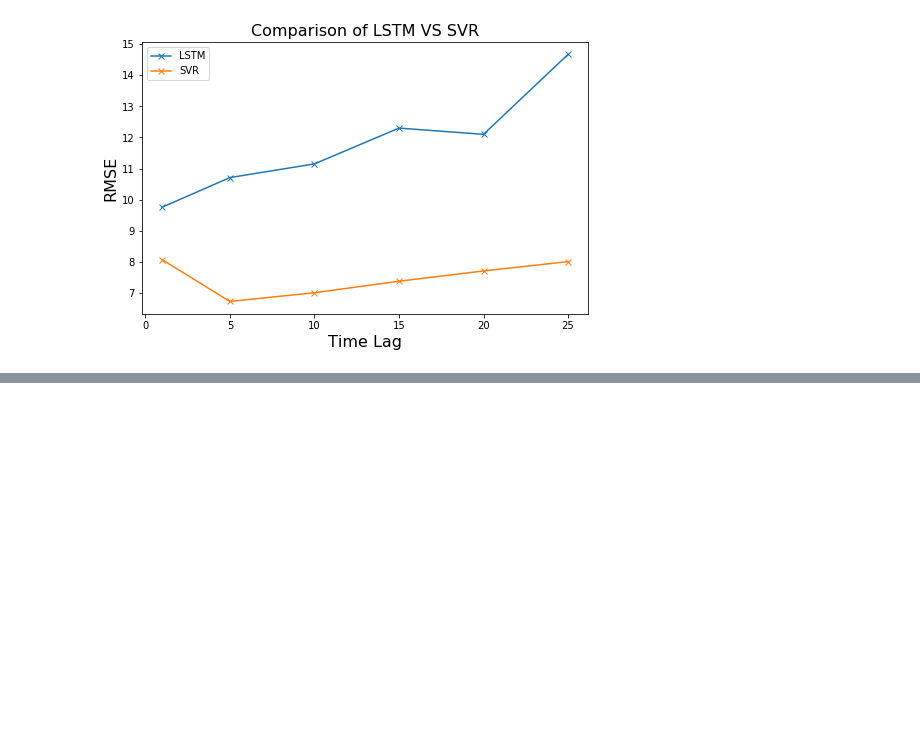
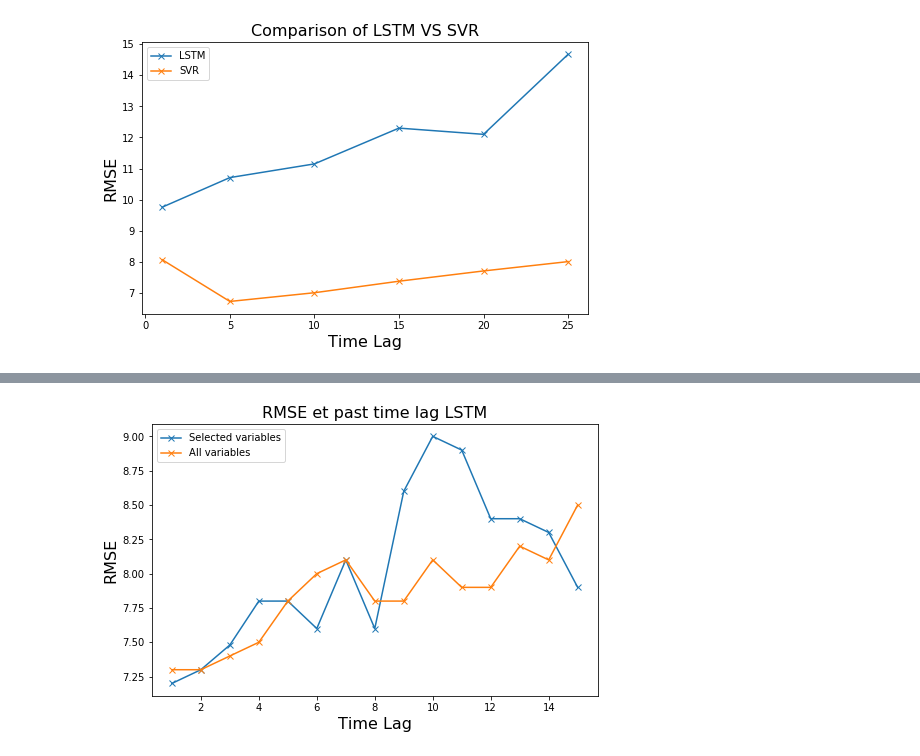
Before and after one commit to kwijik/Polution_Prediction, a Jupyter notebook: Comparison_RMSE.ipynb, the cells around one changed output, grey strips where cells are left out. Saved outputs shown, nothing was run; the diff lists cells and outputs as text; code cells hidden in the pictures; blank space fills up the shorter version.

```diff
--- a/Comparison_RMSE.ipynb
+++ b/Comparison_RMSE.ipynb
@@ -24,0 +61,20 @@ plot_lstm_vs_svr(LAGS, lstm_rmse, svr_rmse)
+# %%
+RMSE_LSTMs = [7.2, 7.3, 7.48, 7.8, 7.8, 7.6, 8.1, 7.6, 8.6, 9, 8.9, 8.4, 8.4, 8.3, 7.9]
+RMSE_LSTMa = [7.3, 7.3, 7.4, 7.5, 7.8, 8, 8.1, 7.8, 7.8, 8.1, 7.9, 7.9, 8.2, 8.1, 8.5]
+R2_LSTMs = [0.58, 0.56, 0.55, 0.5, 0.5,0.52, 0.46, 0.52, 0.4, 0.33, 0.35, 0.4, 0.4, 0.45, 0.5]
+R2_LSTMa = [0.56, 0.57, 0.55, 0.53, 0.51, 0.48, 0.46, 0.57, 0.5, 0.46, 0.49, 0.5, 0.45, 0.46, 0.42]
+# %%
+def plot_lstm_rmse(LAGS, RMSE_LSTMs, RMSE_LSTMa):
+    fig, ax = plt.subplots(figsize=(8,5))
+    ax.set_title('RMSE et past time lag LSTM', fontsize=16)
+    ax.set_ylabel('RMSE', fontsize=16)
+    ax.set_xlabel('Time Lag', fontsize=16)
+    ax.plot(LAGS, RMSE_LSTMs, label='Selected variables', marker='x')
+    ax.plot(LAGS, RMSE_LSTMa, label='All variables', marker='x')
+    ax.legend()
+    plt.show()
+    fig.savefig('./Data/past_time_LSTM_rmse1')
+# %%
+plot_lstm_rmse(LAGS, RMSE_LSTMs, RMSE_LSTMa)
+# %% [output]
+[figure, added]
```
Also changed, not shown: parts of 30 cells of this notebook, 45 other files.
